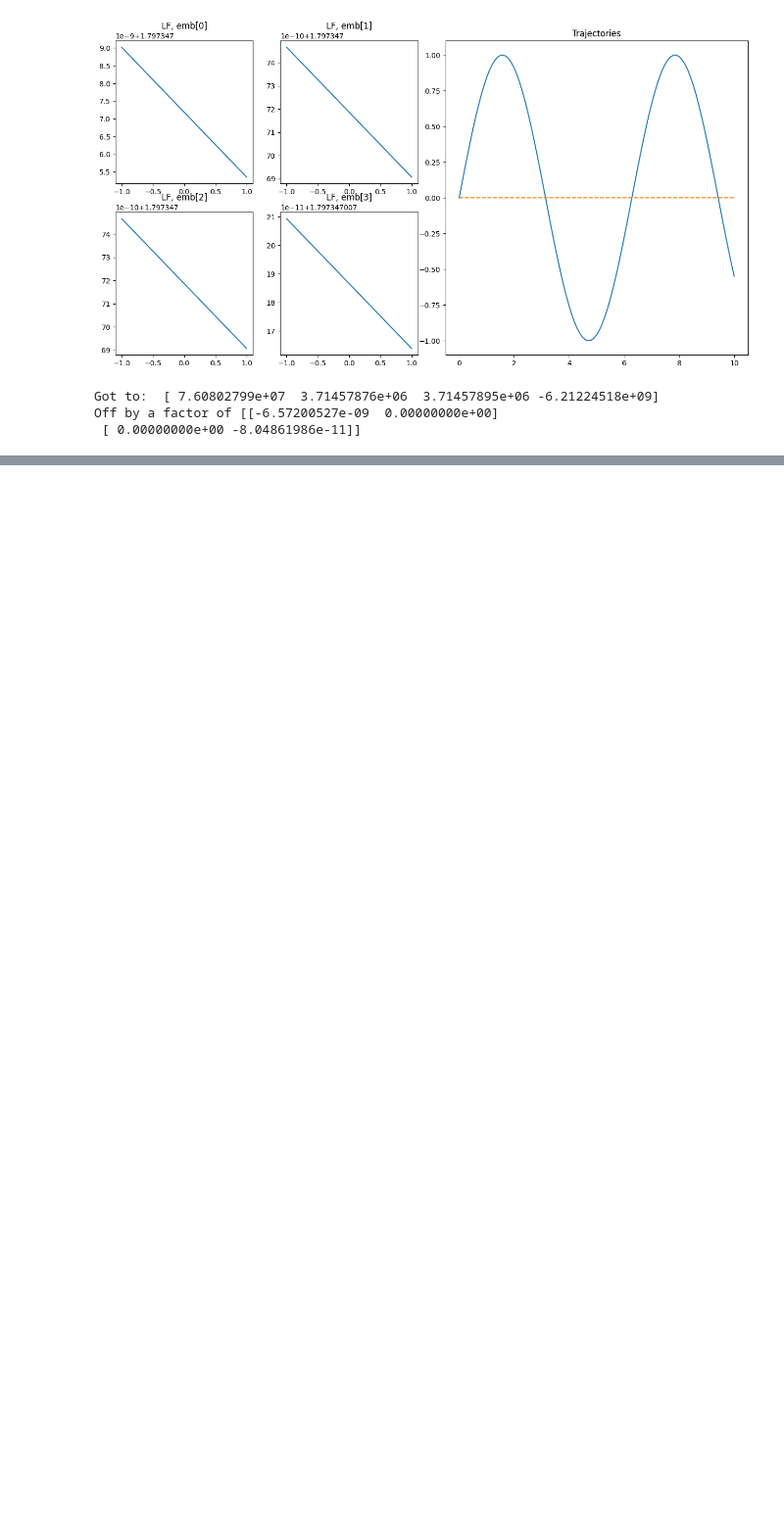
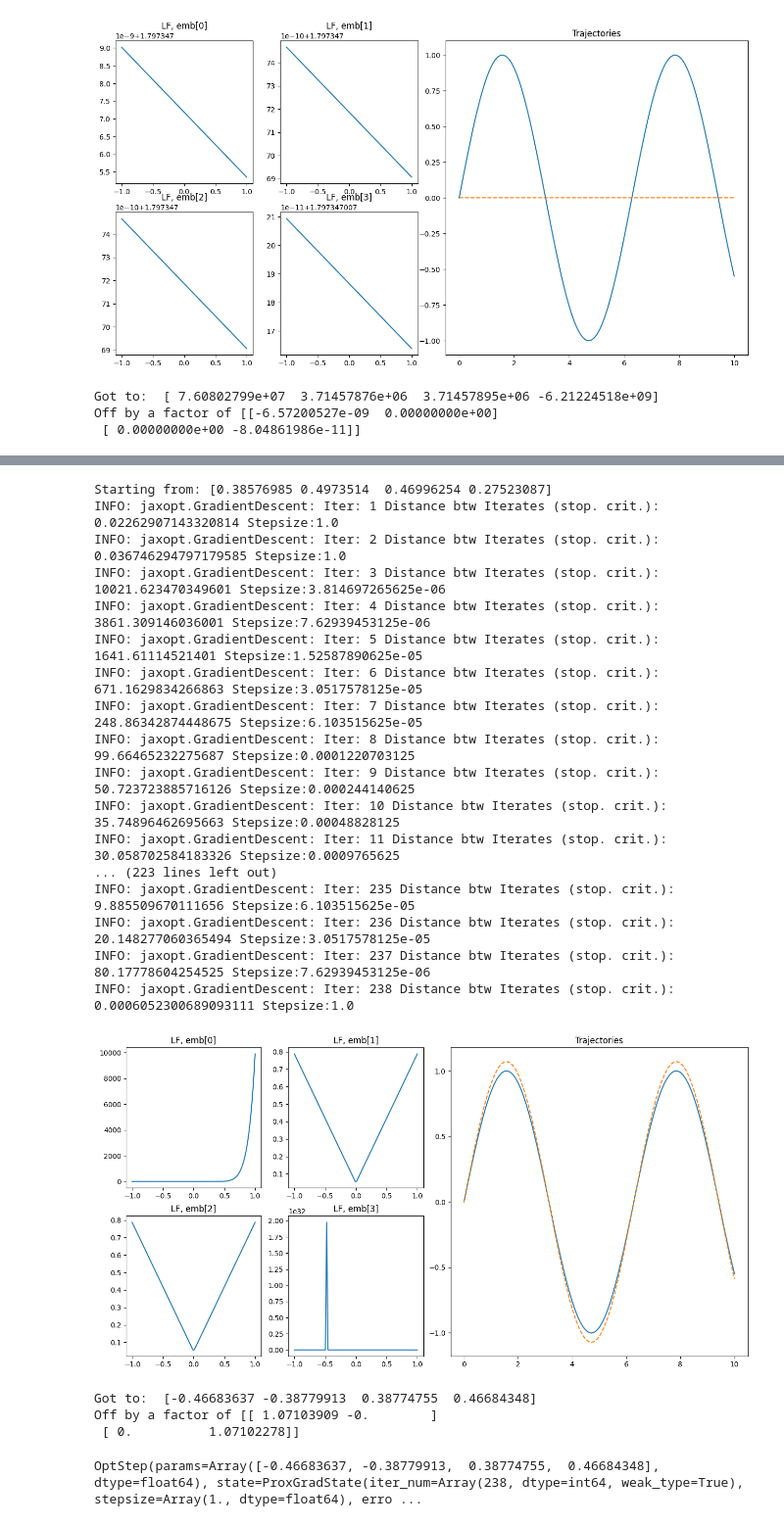
Before and after one commit to joshuacoles/slimpletic-jax, a Jupyter notebook: loss_fn/loss_fns.ipynb, the cells around one changed output, grey strips where cells are left out. Shown at 98% size. Saved outputs shown, nothing was run; the diff lists cells and outputs as text; code cells hidden in the pictures; blank space fills up the shorter version.

```diff
--- a/loss_fn/loss_fns.ipynb
+++ b/loss_fn/loss_fns.ipynb
@@ -609,0 +660,25 @@ Off by a factor of [[-6.57200527e-09  0.00000000e+00]
+# %%
+make_an_attempt()
+# %% [output]
+Starting from: [0.38576985 0.4973514  0.46996254 0.27523087]
+INFO: jaxopt.GradientDescent: Iter: 1 Distance btw Iterates (stop. crit.): 0.02262907143320814 Stepsize:1.0
+INFO: jaxopt.GradientDescent: Iter: 2 Distance btw Iterates (stop. crit.): 0.036746294797179585 Stepsize:1.0
+INFO: jaxopt.GradientDescent: Iter: 3 Distance btw Iterates (stop. crit.): 10021.623470349601 Stepsize:3.814697265625e-06
+INFO: jaxopt.GradientDescent: Iter: 4 Distance btw Iterates (stop. crit.): 3861.309146036001 Stepsize:7.62939453125e-06
+INFO: jaxopt.GradientDescent: Iter: 5 Distance btw Iterates (stop. crit.): 1641.61114521401 Stepsize:1.52587890625e-05
+INFO: jaxopt.GradientDescent: Iter: 6 Distance btw Iterates (stop. crit.): 671.1629834266863 Stepsize:3.0517578125e-05
+INFO: jaxopt.GradientDescent: Iter: 7 Distance btw Iterates (stop. crit.): 248.86342874448675 Stepsize:6.103515625e-05
+INFO: jaxopt.GradientDescent: Iter: 8 Distance btw Iterates (stop. crit.): 99.66465232275687 Stepsize:0.0001220703125
+INFO: jaxopt.GradientDescent: Iter: 9 Distance btw Iterates (stop. crit.): 50.723723885716126 Stepsize:0.000244140625
+INFO: jaxopt.GradientDescent: Iter: 10 Distance btw Iterates (stop. crit.): 35.74896462695663 Stepsize:0.00048828125
+INFO: jaxopt.GradientDescent: Iter: 11 Distance btw Iterates (stop. crit.): 30.058702584183326 Stepsize:0.0009765625
+... (223 lines left out)
+INFO: jaxopt.GradientDescent: Iter: 235 Distance btw Iterates (stop. crit.): 9.885509670111656 Stepsize:6.103515625e-05
+INFO: jaxopt.GradientDescent: Iter: 236 Distance btw Iterates (stop. crit.): 20.148277060365494 Stepsize:3.0517578125e-05
+INFO: jaxopt.GradientDescent: Iter: 237 Distance btw Iterates (stop. crit.): 80.17778604254525 Stepsize:7.62939453125e-06
+INFO: jaxopt.GradientDescent: Iter: 238 Distance btw Iterates (stop. crit.): 0.0006052300689093111 Stepsize:1.0
+[figure, added]
+Got to:  [-0.46683637 -0.38779913  0.38774755  0.46684348]
+Off by a factor of [[ 1.07103909 -0.        ]
+ [ 0.          1.07102278]]
+OptStep(params=Array([-0.46683637, -0.38779913,  0.38774755,  0.46684348], dtype=float64), state=ProxGradState(iter_num=Array(238, dtype=int64, weak_type=True), stepsize=Array(1., dtype=float64), erro ...
```
Also changed, not shown: parts of 3 cells of this notebook.
